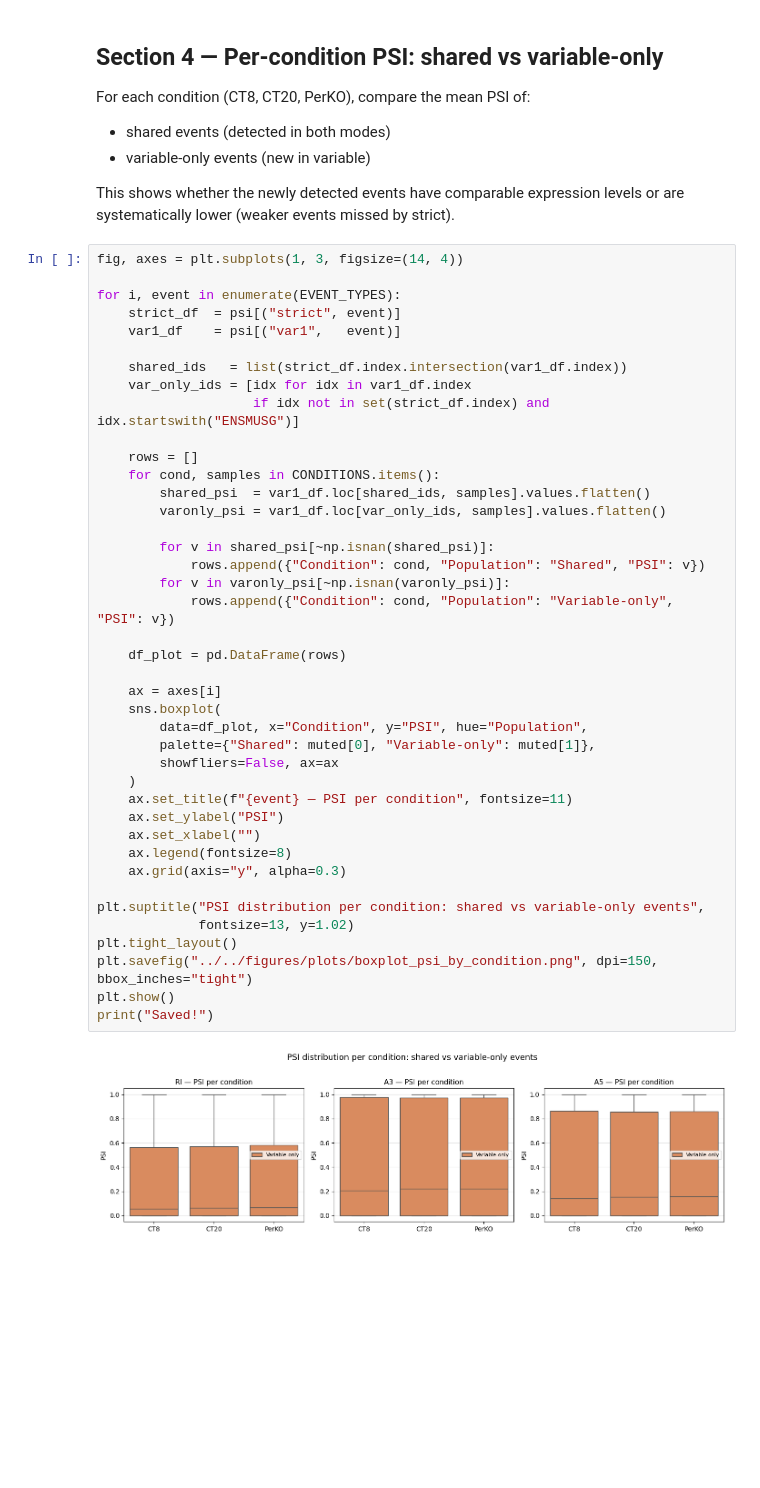
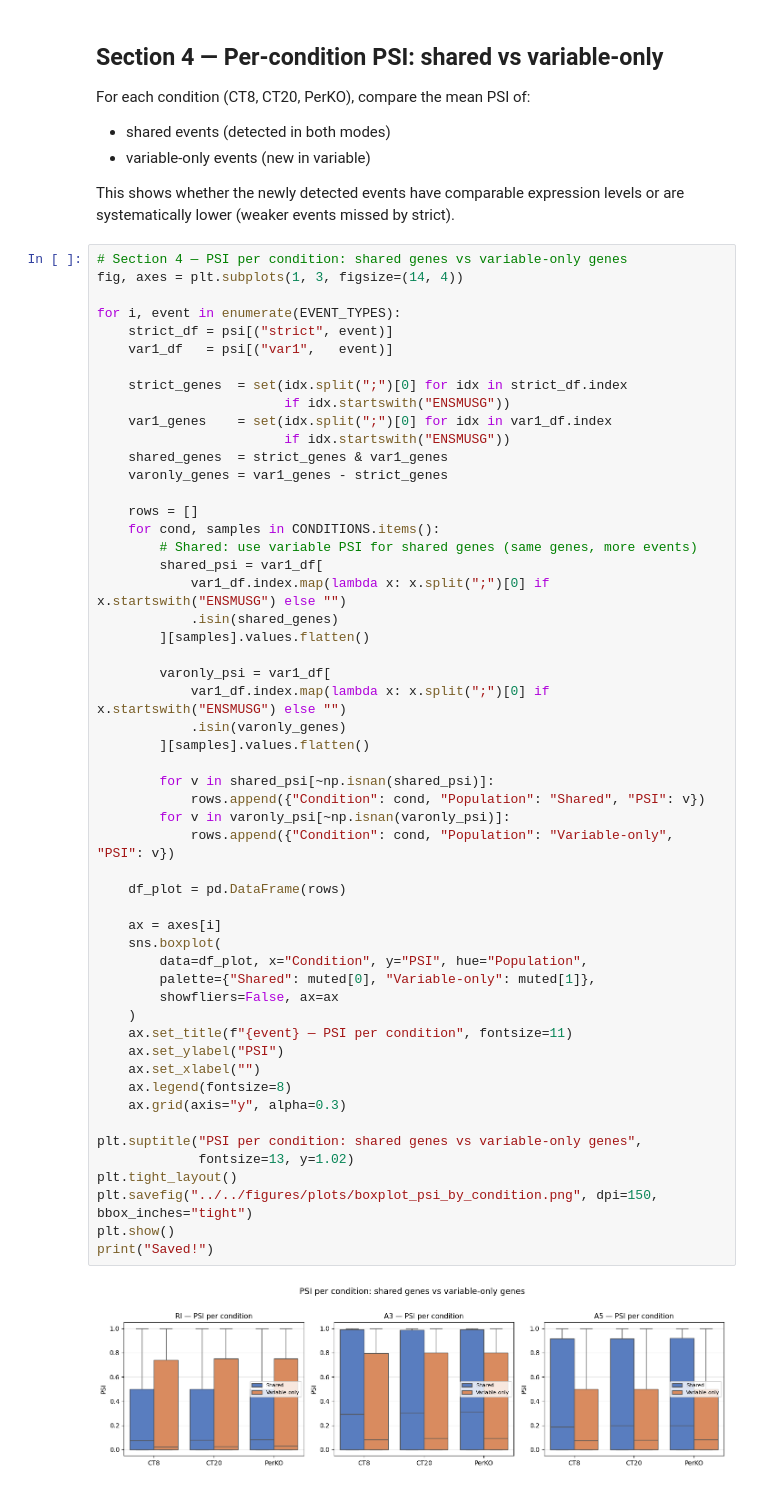
Before and after one commit to griceyrt/Internship, a Jupyter notebook: analysis/notebooks/03_psi_comparison.ipynb, the cells around one changed output. Cells and saved outputs as stored; diff of their text form; blank space fills up the shorter version.

```diff
--- a/analysis/notebooks/03_psi_comparison.ipynb
+++ b/analysis/notebooks/03_psi_comparison.ipynb
@@ -302,46 +332,58 @@ For each condition (CT8, CT20, PerKO), compare the mean PSI of:
 This shows whether the newly detected events have comparable expression levels
 or are systematically lower (weaker events missed by strict).
 # %%
+# Section 4 — PSI per condition: shared genes vs variable-only genes
 fig, axes = plt.subplots(1, 3, figsize=(14, 4))
 
 for i, event in enumerate(EVENT_TYPES):
-    strict_df  = psi[("strict", event)]
-    var1_df    = psi[("var1",   event)]
+    strict_df = psi[("strict", event)]
+    var1_df   = psi[("var1",   event)]
 
-    shared_ids   = list(strict_df.index.intersection(var1_df.index))
-    var_only_ids = [idx for idx in var1_df.index
-                    if idx not in set(strict_df.index) and idx.startswith("ENSMUSG")]
+    strict_genes  = set(idx.split(";")[0] for idx in strict_df.index
+                        if idx.startswith("ENSMUSG"))
+    var1_genes    = set(idx.split(";")[0] for idx in var1_df.index
+                        if idx.startswith("ENSMUSG"))
+    shared_genes  = strict_genes & var1_genes
+    varonly_genes = var1_genes - strict_genes
 
     rows = []
     for cond, samples in CONDITIONS.items():
-        shared_psi  = var1_df.loc[shared_ids, samples].values.flatten()
-        varonly_psi = var1_df.loc[var_only_ids, samples].values.flatten()
+        # Shared: use variable PSI for shared genes (same genes, more events)
+        shared_psi = var1_df[
+            var1_df.index.map(lambda x: x.split(";")[0] if x.startswith("ENSMUSG") else "")
+            .isin(shared_genes)
+        ][samples].values.flatten()
+
+        varonly_psi = var1_df[
+            var1_df.index.map(lambda x: x.split(";")[0] if x.startswith("ENSMUSG") else "")
+            .isin(varonly_genes)
+        ][samples].values.flatten()
 
         for v in shared_psi[~np.isnan(shared_psi)]:
             rows.append({"Condition": cond, "Population": "Shared", "PSI": v})
         for v in varonly_psi[~np.isnan(varonly_psi)]:
             rows.append({"Condition": cond, "Population": "Variable-only", "PSI": v})
 
     df_plot = pd.DataFrame(rows)
 
     ax = axes[i]
     sns.boxplot(
         data=df_plot, x="Condition", y="PSI", hue="Population",
         palette={"Shared": muted[0], "Variable-only": muted[1]},
         showfliers=False, ax=ax
     )
     ax.set_title(f"{event} — PSI per condition", fontsize=11)
     ax.set_ylabel("PSI")
     ax.set_xlabel("")
     ax.legend(fontsize=8)
     ax.grid(axis="y", alpha=0.3)
 
-plt.suptitle("PSI distribution per condition: shared vs variable-only events",
+plt.suptitle("PSI per condition: shared genes vs variable-only genes",
              fontsize=13, y=1.02)
 plt.tight_layout()
 plt.savefig("../../figures/plots/boxplot_psi_by_condition.png", dpi=150, bbox_inches="tight")
 plt.show()
 print("Saved!")
 # %% [output]
-[figure, old version]
+[figure, new version]
 Saved!
```
Also changed, not shown: parts of 4 cells of this notebook, 11 other files.
